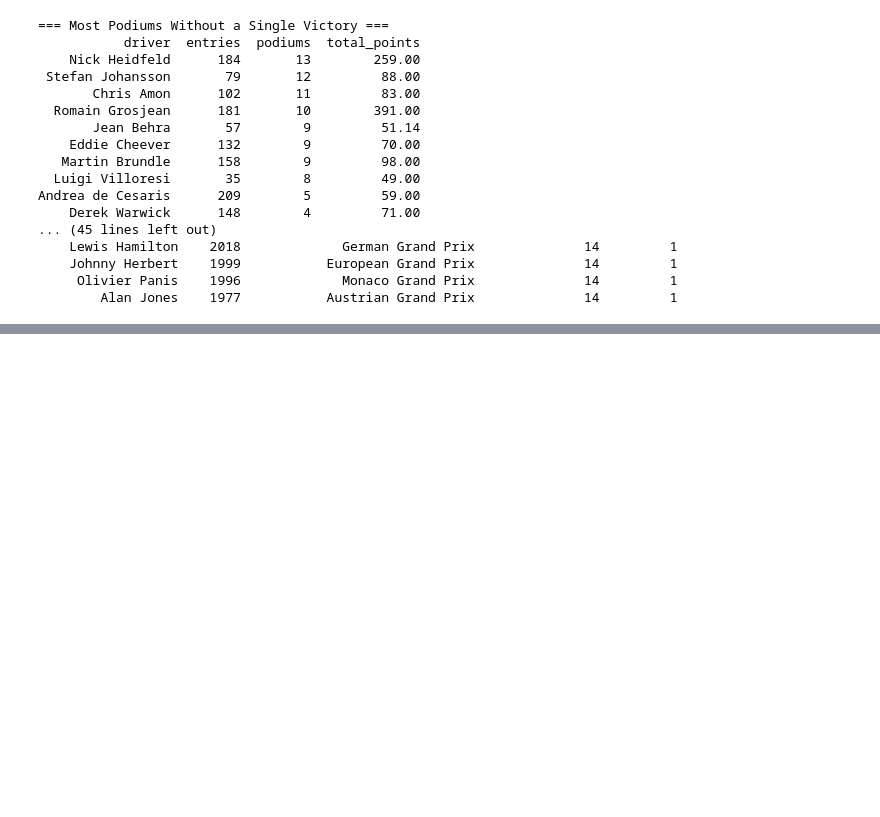
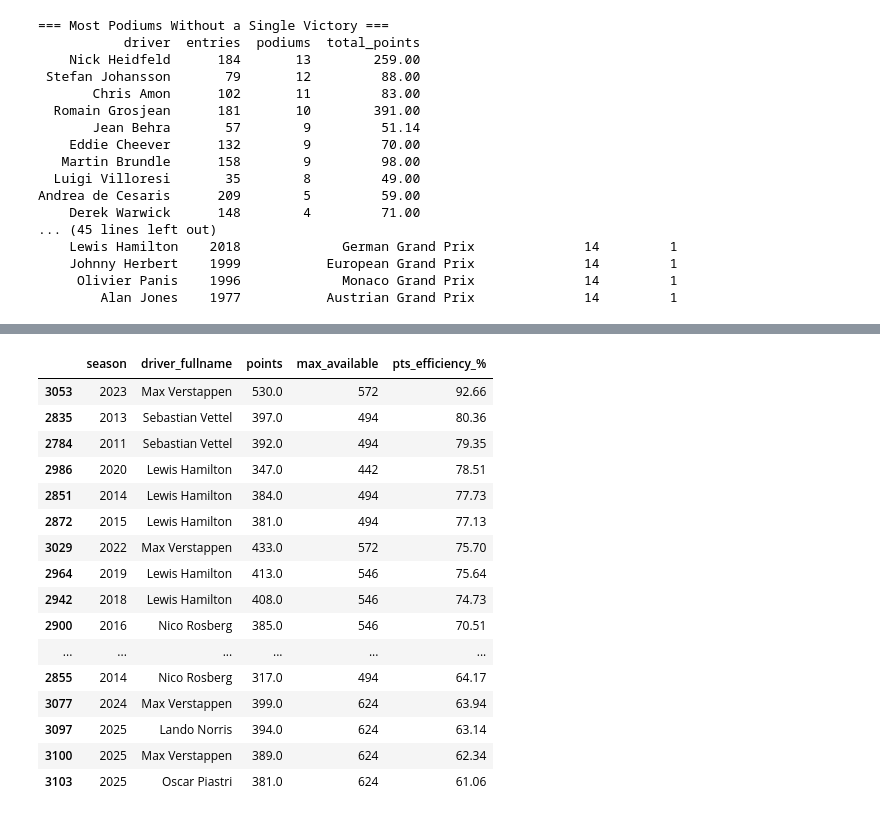
Before and after one commit to MamadouLamineDiamban/f1_data_engine, a Jupyter notebook: notebooks/f1_statistical_analysis.ipynb, the cells around one changed output, grey strips where cells are left out. Saved outputs shown, nothing was run; the diff lists cells and outputs as text; code cells hidden in the pictures; blank space fills up the shorter version.

```diff
--- a/notebooks/f1_statistical_analysis.ipynb
+++ b/notebooks/f1_statistical_analysis.ipynb
@@ -845,0 +1148,71 @@ Andrea de Cesaris      209        5         59.00
+# %%
+
+# Max points per season (modern scoring: 25 pts/race max)
+# We use 26 as the max per race to account for the 1 bonus fastest lap point
+MAX_PTS_PER_RACE = 26
+
+gps_per_season_map = df.groupby('season')['round'].max().to_dict()
+
+season_pts_drv = df.groupby(['season', 'driver_fullname'])['points'].sum().reset_index()
+season_pts_drv['max_available'] = season_pts_drv['season'].map(gps_per_season_map) * MAX_PTS_PER_RACE
+season_pts_drv['pts_efficiency_%'] = (season_pts_drv['points'] / season_pts_drv['max_available'] * 100).round(2)
+
+# Only modern era (2010+) for comparability
+modern_eff = season_pts_drv[season_pts_drv['season'] >= 2010].sort_values('pts_efficiency_%', ascending=False)
+
+# Chart 15a — Most efficient seasons (modern era)
+top_eff = modern_eff.head(20).copy()
+top_eff['label'] = top_eff['driver_fullname'] + ' (' + top_eff['season'].astype(str) + ')'
+
+fig = px.bar(
+    top_eff.sort_values('pts_efficiency_%'),
+    x='pts_efficiency_%', y='label', orientation='h',
+    color='pts_efficiency_%', color_continuous_scale='RdYlGn',
+    title='Most Efficient Championship Seasons (2010–Present)',
+    labels={'pts_efficiency_%': 'Points Efficiency %', 'label': ''},
+    text=top_eff['pts_efficiency_%'].astype(str) + '%',
+    hover_data=['points', 'max_available']
+)
+fig.update_traces(textposition='outside')
+fig.update_coloraxes(showscale=False)
+fig.update_layout(height=700)
+fig.show()
+
+# Chart 15b — Average efficiency per driver (modern era, min 3 seasons)
+avg_eff = modern_eff.groupby('driver_fullname').agg(
+    avg_efficiency = ('pts_efficiency_%', 'mean'),
+    seasons = ('season', 'nunique'),
+    total_pts = ('points', 'sum')
+).reset_index()
+avg_eff_filtered = avg_eff[avg_eff['seasons'] >= 3].sort_values('avg_efficiency', ascending=False)
+
+fig = px.bar(
+    avg_eff_filtered.head(20).sort_values('avg_efficiency'),
+    x='avg_efficiency', y='driver_fullname', orientation='h',
+    color='avg_efficiency', color_continuous_scale='Blues',
+    title='Average Points Efficiency (Modern Era, Min. 3 Seasons)',
+    labels={'avg_efficiency': 'Avg Efficiency %', 'driver_fullname': ''}
+)
+fig.update_coloraxes(showscale=False)
+fig.update_layout(height=600)
+fig.show()
+
+modern_eff.head(20)[['season', 'driver_fullname', 'points', 'max_available', 'pts_efficiency_%']]
+# %% [output]
+|  | season | driver_fullname | points | max_available | pts_efficiency_% |
+| 3053 | 2023 | Max Verstappen | 530.0 | 572 | 92.66 |
+| 2835 | 2013 | Sebastian Vettel | 397.0 | 494 | 80.36 |
+| 2784 | 2011 | Sebastian Vettel | 392.0 | 494 | 79.35 |
+| 2986 | 2020 | Lewis Hamilton | 347.0 | 442 | 78.51 |
+| 2851 | 2014 | Lewis Hamilton | 384.0 | 494 | 77.73 |
+| 2872 | 2015 | Lewis Hamilton | 381.0 | 494 | 77.13 |
+| 3029 | 2022 | Max Verstappen | 433.0 | 572 | 75.70 |
+| 2964 | 2019 | Lewis Hamilton | 413.0 | 546 | 75.64 |
+| 2942 | 2018 | Lewis Hamilton | 408.0 | 546 | 74.73 |
+| 2900 | 2016 | Nico Rosberg | 385.0 | 546 | 70.51 |
+| ... | ... | ... | ... | ... | ... |
+| 2855 | 2014 | Nico Rosberg | 317.0 | 494 | 64.17 |
+| 3077 | 2024 | Max Verstappen | 399.0 | 624 | 63.94 |
+| 3097 | 2025 | Lando Norris | 394.0 | 624 | 63.14 |
+| 3100 | 2025 | Max Verstappen | 389.0 | 624 | 62.34 |
+| 3103 | 2025 | Oscar Piastri | 381.0 | 624 | 61.06 |
```
Also changed, not shown: parts of 9 cells of this notebook, 1 other file.
